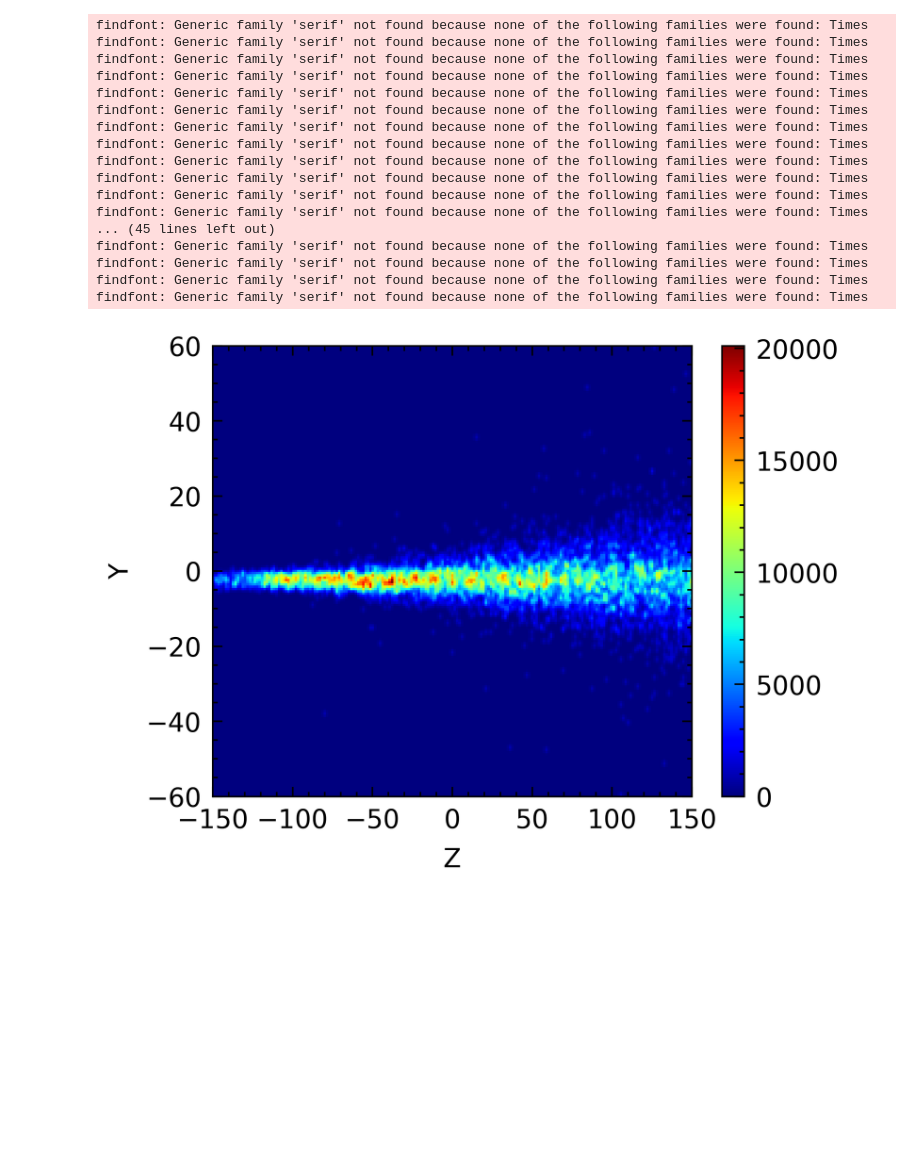
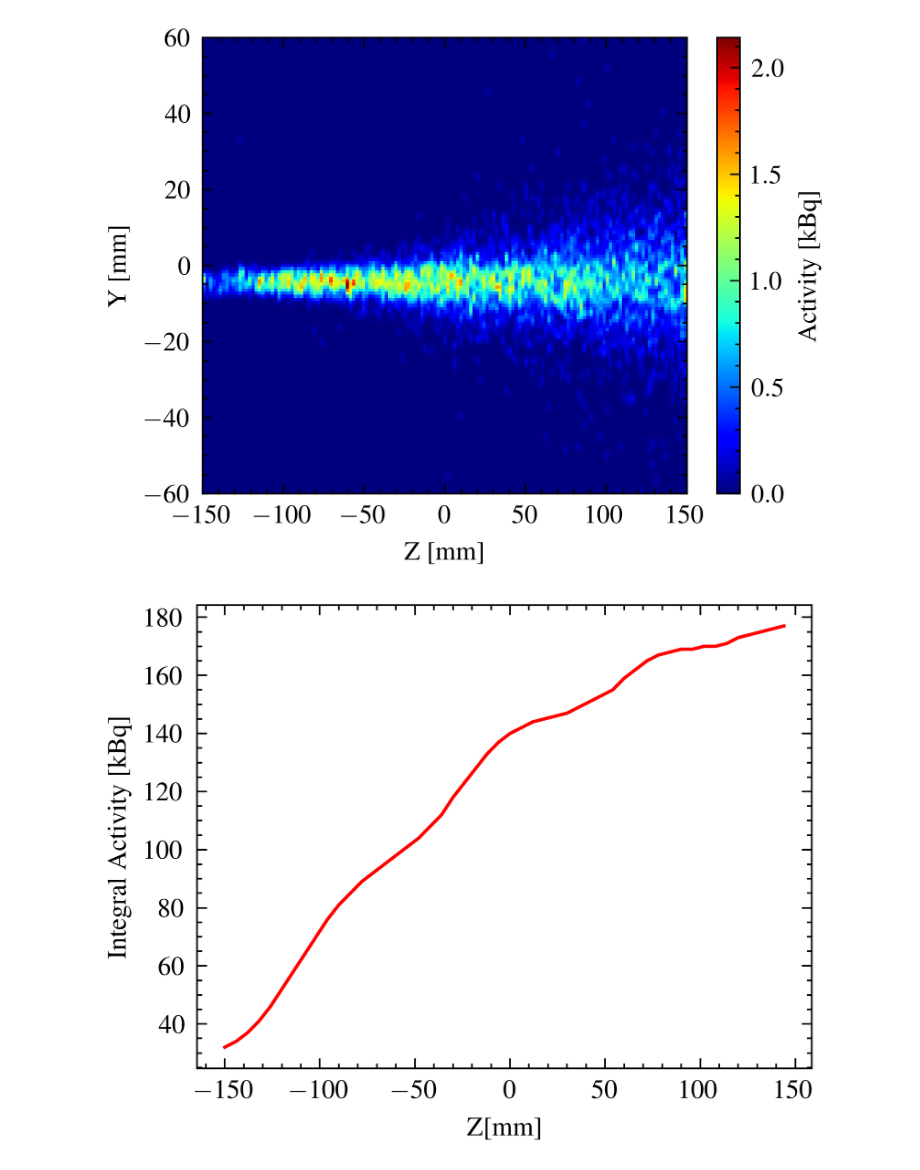
Before and after one commit to francescouni0/VHEE_monitor, a Jupyter notebook: Radionucl.ipynb, the cells around one changed output. Drawn from its saved outputs; the diff is of its cells as text; code cells hidden in the pictures; blank space fills up the shorter version.

```diff
--- a/Radionucl.ipynb
+++ b/Radionucl.ipynb
@@ -17,7 +17,6 @@ import uproot
 #%pip install SciencePlots
 import scienceplots
 plt.style.use(['science', 'ieee'])
-plt.rcParams['text.usetex'] = False
 
 # The following command display the current working directory (where jupyter has been launched)
 cwd = os.getcwd()
@@ -39,5 +43,5 @@ ModuleNotFoundError: No module named 'scienceplots'
 # %%
-f = uproot.open('C11/c11hits.root')
+f = uproot.open('o15/o15hits.root')
 print("List of tree : \n", f.keys())
 hits = f['Singles']
 print('Number of hits:', hits.num_entries)
@@ -177,6 +117,6 @@ findfont: Generic family 'serif' not found because none of the following familie
 # %%
 # Define the bin edges
-bins = [np.linspace(hits_y.min(), hits_y.max(), 200), np.linspace(hits_z.min(), hits_z.max(), 200)]
+bins = [np.linspace(hits_y.min(), hits_y.max(), 150), np.linspace(hits_z.min(), hits_z.max(), 150)]
 
 # Create a 2D histogram
 hist, yedges, xedges = np.histogram2d(hits_y, hits_z, bins=bins)
@@ -198,29 +138,28 @@ gaussian_kernel /= gaussian_kernel.sum(axis=(2, 3))
 hist_smoothed = np.tensordot(hist, gaussian_kernel, axes=([0, 1], [2, 3]))
 # %%
 # Plot the smoothed 2D histogram
-hist_smoothed1 = hist_smoothed * 100000*0.034
+hist_smoothed1 = (hist_smoothed *0.34) #kBq per 10^11
 plt.imshow(hist_smoothed1.T, origin='lower', aspect='auto', cmap='jet', extent=(-150, 150,-60, 60))
-plt.colorbar()
-plt.title('')
-plt.xlabel('Z')
-plt.ylabel('Y')
+plt.colorbar(label='Activity [kBq]')
+plt.xlabel('Z [mm]')
+plt.ylabel('Y [mm]')
 plt.show()
 # %% [output]
-findfont: Generic family 'serif' not found because none of the following families were found: Times
-findfont: Generic family 'serif' not found because none of the following families were found: Times
-findfont: Generic family 'serif' not found because none of the following families were found: Times
-findfont: Generic family 'serif' not found because none of the following families were found: Times
-findfont: Generic family 'serif' not found because none of the following families were found: Times
-findfont: Generic family 'serif' not found because none of the following families were found: Times
-findfont: Generic family 'serif' not found because none of the following families were found: Times
-findfont: Generic family 'serif' not found because none of the following families were found: Times
-findfont: Generic family 'serif' not found because none of the following families were found: Times
-findfont: Generic family 'serif' not found because none of the following families were found: Times
-findfont: Generic family 'serif' not found because none of the following families were found: Times
-findfont: Generic family 'serif' not found because none of the following families were found: Times
-... (45 lines left out)
-findfont: Generic family 'serif' not found because none of the following families were found: Times
-findfont: Generic family 'serif' not found because none of the following families were found: Times
-findfont: Generic family 'serif' not found because none of the following families were found: Times
-findfont: Generic family 'serif' not found because none of the following families were found: Times
-[figure, old version]
+[figure, new version]
+# %%
+from scipy.ndimage import gaussian_filter1d
+hits_z1=hits_z*0.34
+# Compute the 1D histogram
+hist, bin_edges = np.histogram(hits_z, bins=50)
+
+# Convolve the histogram with a Gaussian filter
+hist_smoothed_1d = gaussian_filter1d(hist, sigma=3.0)
+
+# Plot the smoothed histogram
+plt.plot(bin_edges[:-1], hist_smoothed_1d, color='red')
+plt.xlabel('Z[mm]')
+plt.ylabel('Integral Activity [kBq]')
+plt.legend()
+plt.show()
+# %% [output]
+[figure, added]
```
Also changed, not shown: parts of 6 cells of this notebook.
